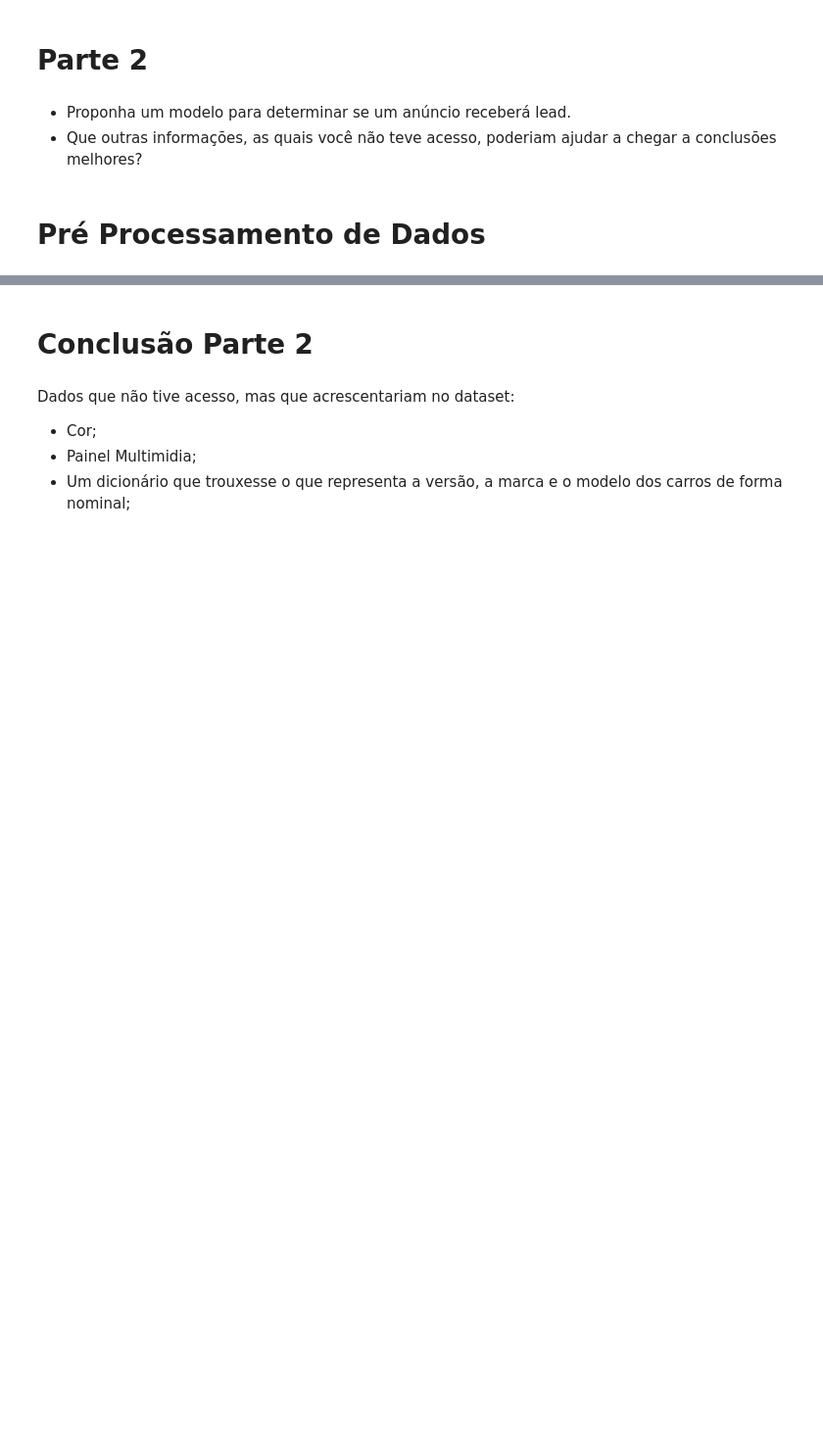
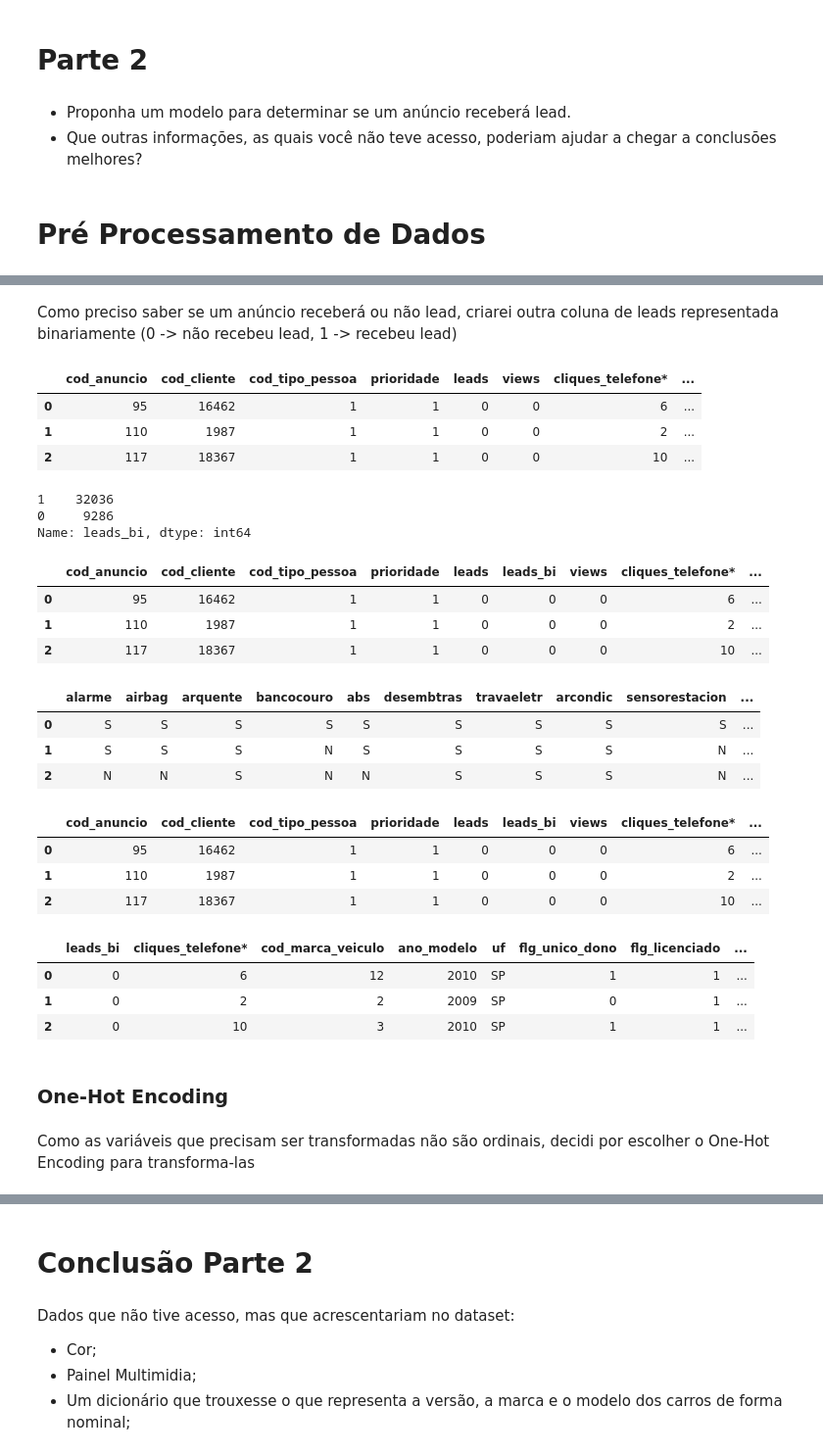
Before and after one commit to rafajovelho/Case1, a Jupyter notebook: Case-GCBInvestimentosipynb.ipynb, the cells around one changed output, grey strips where cells are left out. Shown at 98% size. Cells and saved outputs as stored; diff of their text form; code cells hidden in the pictures; blank space fills up the shorter version.

```diff
--- a/Case-GCBInvestimentosipynb.ipynb
+++ b/Case-GCBInvestimentosipynb.ipynb
@@ -1229,0 +1255,40 @@ sns.regplot(data = df_eda, x = 'views', y = 'leads', color = 'r');
+# %% [markdown]
+Como preciso saber se um anúncio receberá ou não lead, criarei outra coluna de leads representada binariamente (0 -> não recebeu lead, 1 -> recebeu lead)
+# %%
+df.head(3)
+# %% [output]
+|  | cod_anuncio | cod_cliente | cod_tipo_pessoa | prioridade | leads | views | cliques_telefone* | ... |
+| 0 | 95 | 16462 | 1 | 1 | 0 | 0 | 6 | ... |
+| 1 | 110 | 1987 | 1 | 1 | 0 | 0 | 2 | ... |
+| 2 | 117 | 18367 | 1 | 1 | 0 | 0 | 10 | ... |
+# %%
+df2 = df.copy()
+# %%
+df2['leads_bi'] = np.where((df.leads) == 0, 0, 1)
+# %%
+# Inserindo a coluna criada ao lado da variavel 'leads' original
+df2.insert(5,'leads_bi', df2.pop('leads_bi'))
+# %%
+# A variável target está desbalanceada (22/78). Precisará ser balanceada posteriormente
+df2['leads_bi'].value_counts()
+# %% [output]
+1    32036
+0     9286
+Name: leads_bi, dtype: int64
+# %%
+df2.head(3)
+# %% [output]
+|  | cod_anuncio | cod_cliente | cod_tipo_pessoa | prioridade | leads | leads_bi | views | cliques_telefone* | ... |
+| 0 | 95 | 16462 | 1 | 1 | 0 | 0 | 0 | 6 | ... |
+| 1 | 110 | 1987 | 1 | 1 | 0 | 0 | 0 | 2 | ... |
+| 2 | 117 | 18367 | 1 | 1 | 0 | 0 | 0 | 10 | ... |
+# %%
+# Transformando colunas que estão com S e N em 1 e 0
+cols = ['alarme', 'airbag', 'arquente', 'bancocouro', 'abs', 'desembtras', 'travaeletr', 'arcondic', 'sensorestacion', 'rodasliga']
+# %%
+df2[cols].head(3)
+# %% [output]
+|  | alarme | airbag | arquente | bancocouro | abs | desembtras | travaeletr | arcondic | sensorestacion | ... |
+| 0 | S | S | S | S | S | S | S | S | S | ... |
+| 1 | S | S | S | N | S | S | S | S | N | ... |
+| 2 | N | N | S | N | N | S | S | S | N | ... |
@@ -1229,0 +1298,7 @@ sns.regplot(data = df_eda, x = 'views', y = 'leads', color = 'r');
+# %%
+df2.head(3)
+# %% [output]
+|  | cod_anuncio | cod_cliente | cod_tipo_pessoa | prioridade | leads | leads_bi | views | cliques_telefone* | ... |
+| 0 | 95 | 16462 | 1 | 1 | 0 | 0 | 0 | 6 | ... |
+| 1 | 110 | 1987 | 1 | 1 | 0 | 0 | 0 | 2 | ... |
+| 2 | 117 | 18367 | 1 | 1 | 0 | 0 | 0 | 10 | ... |
@@ -1229,0 +1311,11 @@ sns.regplot(data = df_eda, x = 'views', y = 'leads', color = 'r');
+# %%
+df2.head(3)
+# %% [output]
+|  | leads_bi | cliques_telefone* | cod_marca_veiculo | ano_modelo | uf | flg_unico_dono | flg_licenciado | ... |
+| 0 | 0 | 6 | 12 | 2010 | SP | 1 | 1 | ... |
+| 1 | 0 | 2 | 2 | 2009 | SP | 0 | 1 | ... |
+| 2 | 0 | 10 | 3 | 2010 | SP | 1 | 1 | ... |
+# %% [markdown]
+### One-Hot Encoding
+# %% [markdown]
+Como as variáveis que precisam ser transformadas não são ordinais, decidi por escolher o One-Hot Encoding para transforma-las
```
Also changed, not shown: parts of 45 cells of this notebook.
